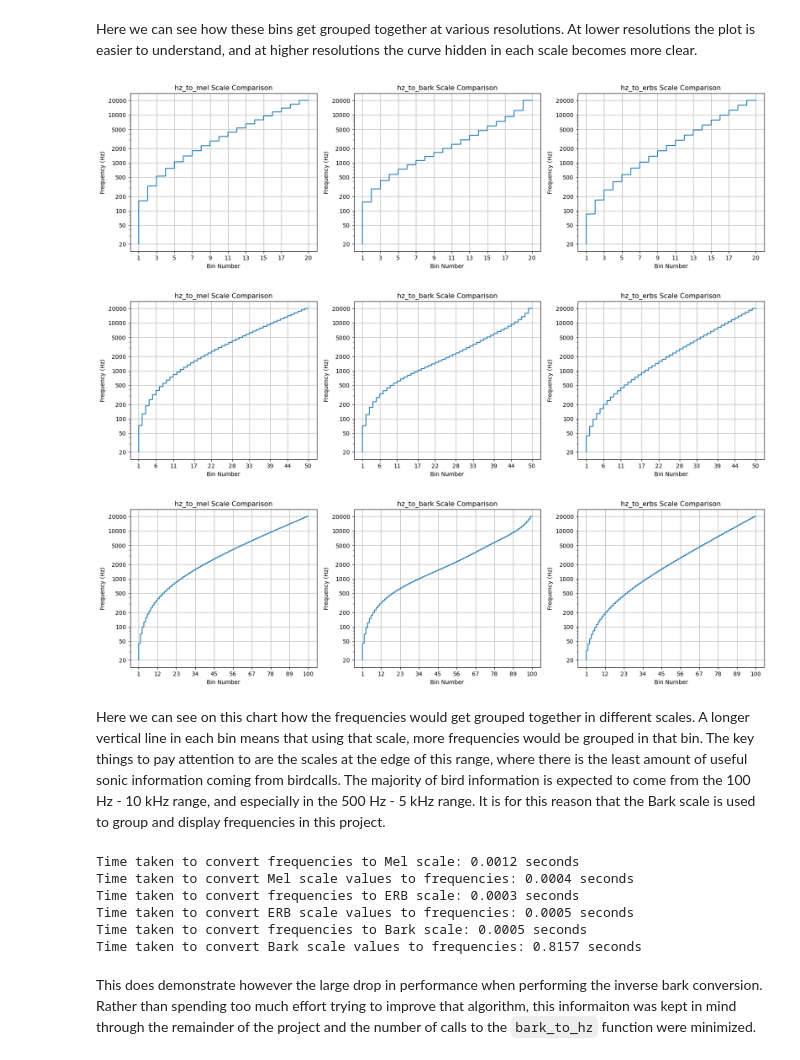
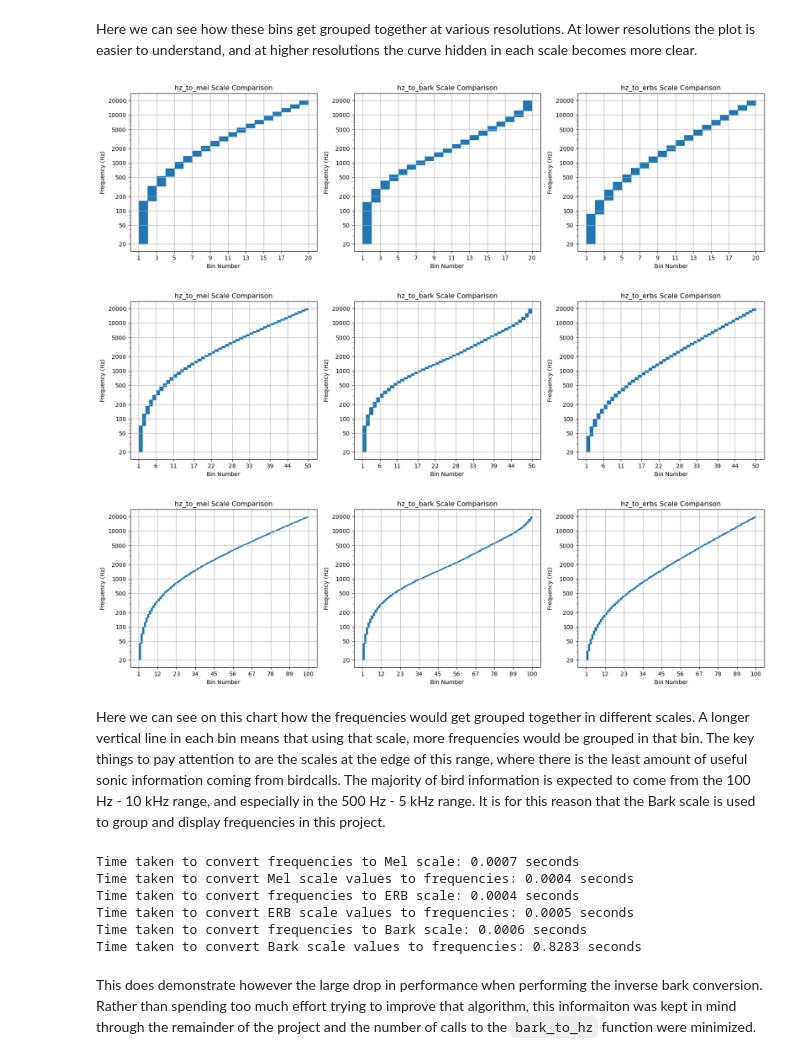
Before and after one commit to LookItVal/FinalProject, a Jupyter notebook: revised_final.ipynb, the cells around one changed output. Drawn from its saved outputs; the diff is of its cells as text; code cells hidden in the pictures.

```diff
--- a/revised_final.ipynb
+++ b/revised_final.ipynb
@@ -1838,7 +1838,7 @@ def bark_to_hz(bark: ndarray|number) -> ndarray|number:
         cp.ndarray|np.ndarray|float|int: The frequency value converted to Hertz. Return type matches the input signal type.
     """
     def single_bark_to_hz(single_bark):
-        return sp.optimize.root_scalar(lambda x: hz_to_bark(x) - single_bark, bracket=[0, 20000], method='brentq').root
+        return sp.optimize.root_scalar(lambda x: hz_to_bark(x) - single_bark, bracket=[0, 24000], method='brentq').root
 
     if isinstance(bark, cp.ndarray):
         bark = bark.get()
@@ -1891,7 +1891,9 @@ def erbs_to_hz(erbs: ndarray|number) -> ndarray|number:
 ##### (v) Visualizing Different Scales
 To compare each of these scales, they will all be compared to the logorithmic scale.
 # %%
-def plot_scale_comparisons(scale_functions: List[Callable[[ndarray|number], ndarray|number]], bins: int=50) -> None:
+def plot_scale_comparisons(scale_functions: List[Callable[[ndarray|number], ndarray|number]],
+                           inverse_scale_functions: List[Callable[[ndarray|number], ndarray|number]],
+                           bins: int=50) -> None:
     """Plot the comparison of multiple frequency scale conversion functions to a logarithmic scale.
     Groups each frequency value into a bin and plots the frequency value against the bin number for each function.
 
@@ -1899,16 +1901,17 @@ def plot_scale_comparisons(scale_functions: List[Callable[[ndarray|number], ndar
         scale_functions (List[Callable[[ndarray|number], ndarray|number]]): The frequency scale conversion functions to compare.
         bins (int, optional): The number of bins to group the frequency values into. Defaults to 100.
     """
-    frequncies = np.linspace(20, 20000, 19980) # Generate a range of frequencies from 20 Hz to 20 kHz
+    _, ax = plt.subplots(1, len(scale_functions), figsize=(20, 5)) # Set the figure size
 
-    fig, ax = plt.subplots(1, len(scale_functions), figsize=(20, 5)) # Set the figure size
+    for i, scale_function in enumerate(scale_functions): # Iterate through each scale function
+        inverse_scale_function = inverse_scale_functions[i] # Get the inverse scale function
 
-    for i, scale_function in enumerate(scale_functions):
-        scale_values = scale_function(frequncies) # Convert the frequencies to the scale values
         bin_edges = np.linspace(scale_function(20), scale_function(20000), bins) # Generate the bin values
-        bin_numbers = np.digitize(scale_values, bin_edges) # Group the scale values into bins
+        bin_edges_hz = inverse_scale_function(bin_edges) # Convert the bin values back to Hz. This keep the spacing consistent to the scale function values
 
-        ax[i].plot(bin_numbers, frequncies) # Plot the frequency values against the bin numbers
+        for j in range(1, len(bin_edges)): # This is essentially the plot, make a box for each bin
+            ax[i].fill_betweenx([bin_edges_hz[j-1], bin_edges_hz[j]], j, j+1, color='tab:blue', alpha=1)
+
         ax[i].set_title(f'{scale_function.__name__} Scale Comparison')
         ax[i].set_ylabel('Frequency (Hz)')
         ax[i].set_yscale('log')
@@ -1922,13 +1925,13 @@ def plot_scale_comparisons(scale_functions: List[Callable[[ndarray|number], ndar
 # %% [markdown]
 Here we can see how these bins get grouped together at various resolutions. At lower resolutions the plot is easier to understand, and at higher resolutions the curve hidden in each scale becomes more clear.
 # %%
-plot_scale_comparisons([hz_to_mel, hz_to_bark, hz_to_erbs], bins=20)
-plot_scale_comparisons([hz_to_mel, hz_to_bark, hz_to_erbs], bins=50)
-plot_scale_comparisons([hz_to_mel, hz_to_bark, hz_to_erbs], bins=100)
+plot_scale_comparisons([hz_to_mel, hz_to_bark, hz_to_erbs], [mel_to_hz, bark_to_hz, erbs_to_hz], bins=20)
+plot_scale_comparisons([hz_to_mel, hz_to_bark, hz_to_erbs], [mel_to_hz, bark_to_hz, erbs_to_hz], bins=50)
+plot_scale_comparisons([hz_to_mel, hz_to_bark, hz_to_erbs], [mel_to_hz, bark_to_hz, erbs_to_hz], bins=100)
 # %% [output]
-[figure, old version]
+[figure, new version]
-[figure, old version]
+[figure, new version]
-[figure, old version]
+[figure, new version]
 # %% [markdown]
 Here we can see on this chart how the frequencies would get grouped together in different scales. A longer vertical line in each bin means that using that scale, more frequencies would be grouped in that bin. The key things to pay attention to are the scales at the edge of this range, where there is the least amount of useful sonic information coming from birdcalls. The majority of bird information is expected to come from the 100 Hz - 10 kHz range, and especially in the 500 Hz - 5 kHz range. It is for this reason that the Bark scale is used to group and display frequencies in this project.
 # %%
@@ -1958,12 +1961,12 @@ start = time.time() # Mark the start time
 hz = bark_to_hz(bark) # Convert the Bark scale values back to frequencies
 print(f'Time taken to convert Bark scale values to frequencies: {time.time() - start:.4f} seconds')
 # %% [output]
-Time taken to convert frequencies to Mel scale: 0.0012 seconds
+Time taken to convert frequencies to Mel scale: 0.0007 seconds
 Time taken to convert Mel scale values to frequencies: 0.0004 seconds
-Time taken to convert frequencies to ERB scale: 0.0003 seconds
+Time taken to convert frequencies to ERB scale: 0.0004 seconds
 Time taken to convert ERB scale values to frequencies: 0.0005 seconds
-Time taken to convert frequencies to Bark scale: 0.0005 seconds
-Time taken to convert Bark scale values to frequencies: 0.8157 seconds
+Time taken to convert frequencies to Bark scale: 0.0006 seconds
+Time taken to convert Bark scale values to frequencies: 0.8283 seconds
 # %% [markdown]
 This does demonstrate however the large drop in performance when performing the inverse bark conversion. Rather than spending too much effort trying to improve that algorithm, this informaiton was kept in mind through the remainder of the project and the number of calls to the `bark_to_hz` function were minimized.
 # %% [markdown]
```
Also changed, not shown: parts of 8 cells of this notebook, 2 other files.
